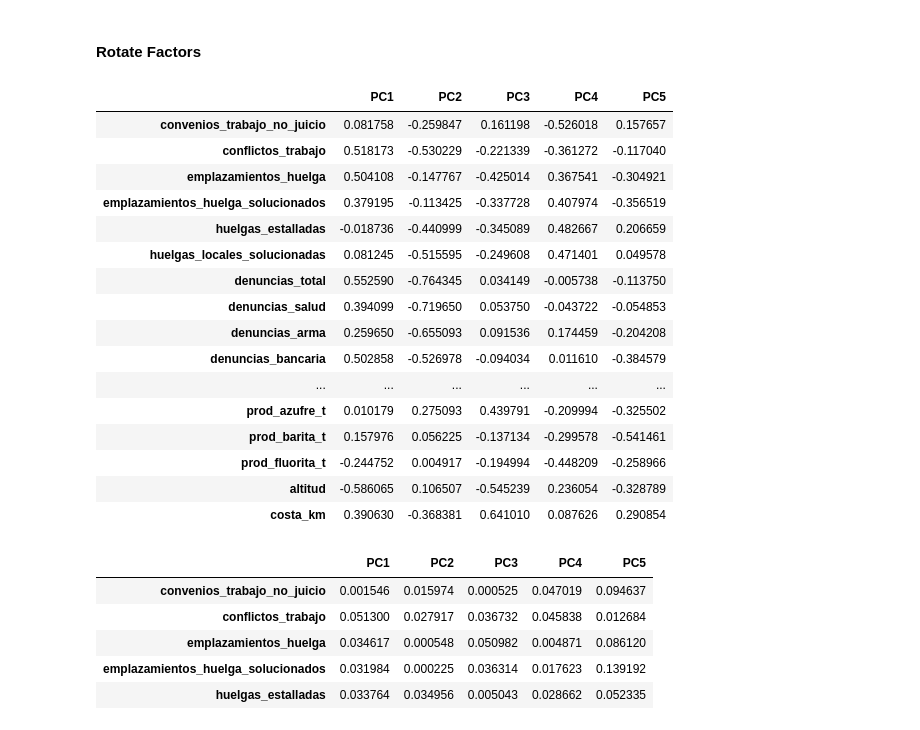
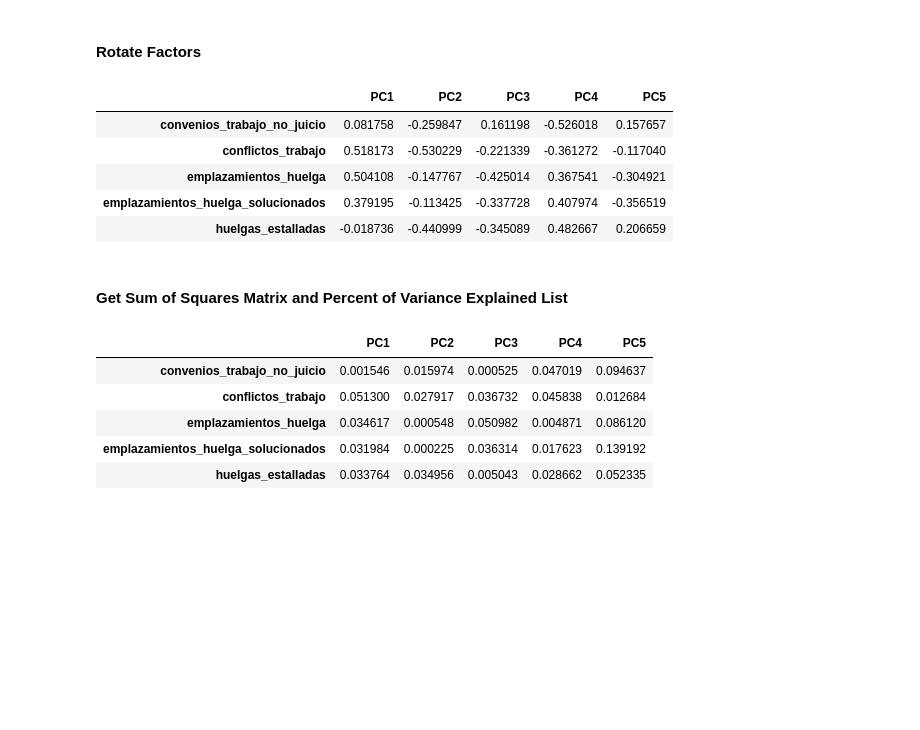
Before and after one commit to marioamz/MexicoOC_Index, a Jupyter notebook: Weights_Aggregates.ipynb, the cells around one changed output. Drawn from its saved outputs; the diff is of its cells as text; code cells hidden in the pictures; blank space fills up the shorter version.

```diff
--- a/Weights_Aggregates.ipynb
+++ b/Weights_Aggregates.ipynb
@@ -182,25 +181,16 @@ for i in range(len(dfs)):
     loading = wts.factor_loadings(dfs[i][2], dfs[i][0], pca_dfs[i], 'entidad', 'year')
     loadings.append(loading)
 # %%
-loadings[1]
+loadings[1].head()
 # %% [output]
 |  | PC1 | PC2 | PC3 | PC4 | PC5 |
 | convenios_trabajo_no_juicio | 0.081758 | -0.259847 | 0.161198 | -0.526018 | 0.157657 |
 | conflictos_trabajo | 0.518173 | -0.530229 | -0.221339 | -0.361272 | -0.117040 |
 | emplazamientos_huelga | 0.504108 | -0.147767 | -0.425014 | 0.367541 | -0.304921 |
 | emplazamientos_huelga_solucionados | 0.379195 | -0.113425 | -0.337728 | 0.407974 | -0.356519 |
 | huelgas_estalladas | -0.018736 | -0.440999 | -0.345089 | 0.482667 | 0.206659 |
-| huelgas_locales_solucionadas | 0.081245 | -0.515595 | -0.249608 | 0.471401 | 0.049578 |
-| denuncias_total | 0.552590 | -0.764345 | 0.034149 | -0.005738 | -0.113750 |
-| denuncias_salud | 0.394099 | -0.719650 | 0.053750 | -0.043722 | -0.054853 |
-| denuncias_arma | 0.259650 | -0.655093 | 0.091536 | 0.174459 | -0.204208 |
-| denuncias_bancaria | 0.502858 | -0.526978 | -0.094034 | 0.011610 | -0.384579 |
-| ... | ... | ... | ... | ... | ... |
-| prod_azufre_t | 0.010179 | 0.275093 | 0.439791 | -0.209994 | -0.325502 |
-| prod_barita_t | 0.157976 | 0.056225 | -0.137134 | -0.299578 | -0.541461 |
-| prod_fluorita_t | -0.244752 | 0.004917 | -0.194994 | -0.448209 | -0.258966 |
-| altitud | -0.586065 | 0.106507 | -0.545239 | 0.236054 | -0.328789 |
-| costa_km | 0.390630 | -0.368381 | 0.641010 | 0.087626 | 0.290854 |
+# %% [markdown]
+#### Get Sum of Squares Matrix and Percent of Variance Explained List
 # %%
 sumdf_perc = []
 for load in loadings:
```
Also changed, not shown: parts of 20 cells of this notebook, 1 other file.
